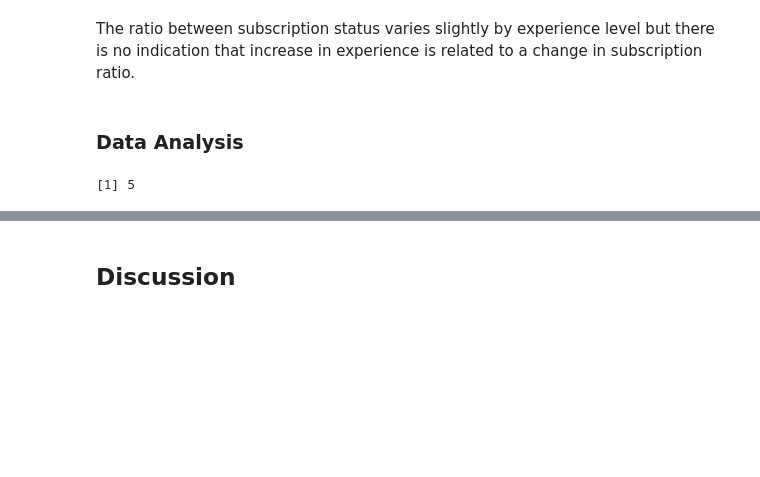
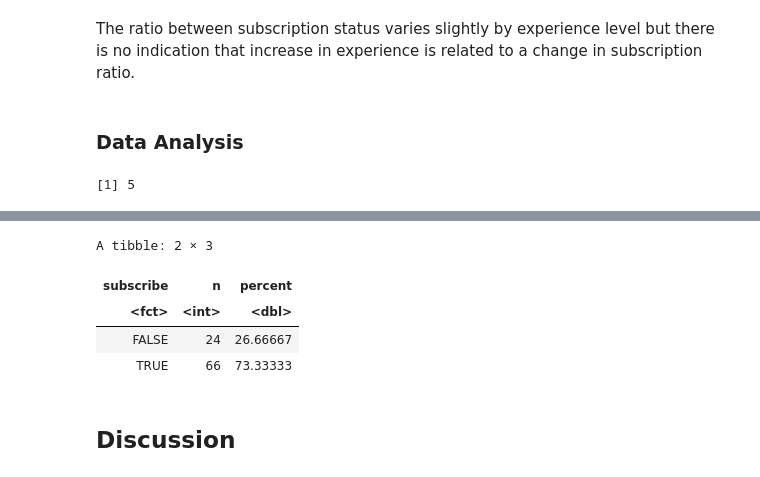
Before and after one commit to skylv777/dsci100_group_project, a Jupyter notebook: group_project.ipynb, the cells around one changed output, grey strips where cells are left out. Drawn from its saved outputs; the diff is of its cells as text; code cells hidden in the pictures; blank space fills up the shorter version.

```diff
--- a/group_project.ipynb
+++ b/group_project.ipynb
@@ -305,2 +314,15 @@ A tibble: 1 × 3
+# %%
+#Comparing accuracy of classifier with majority classifier
+videogame_proportions <- videogame_train %>%
+    group_by(subscribe) %>%
+    summarize(n=n()) %>%
+    mutate(percent = 100*n/nrow(videogame_train))
+videogame_proportions
+# %% [output]
+A tibble: 2 × 3
+| subscribe | n | percent |
+| <fct> | <int> | <dbl> |
+| FALSE | 24 | 26.66667 |
+| TRUE | 66 | 73.33333 |
 # %% [markdown]
 ## Discussion
```
Also changed, not shown: parts of 6 cells of this notebook.
